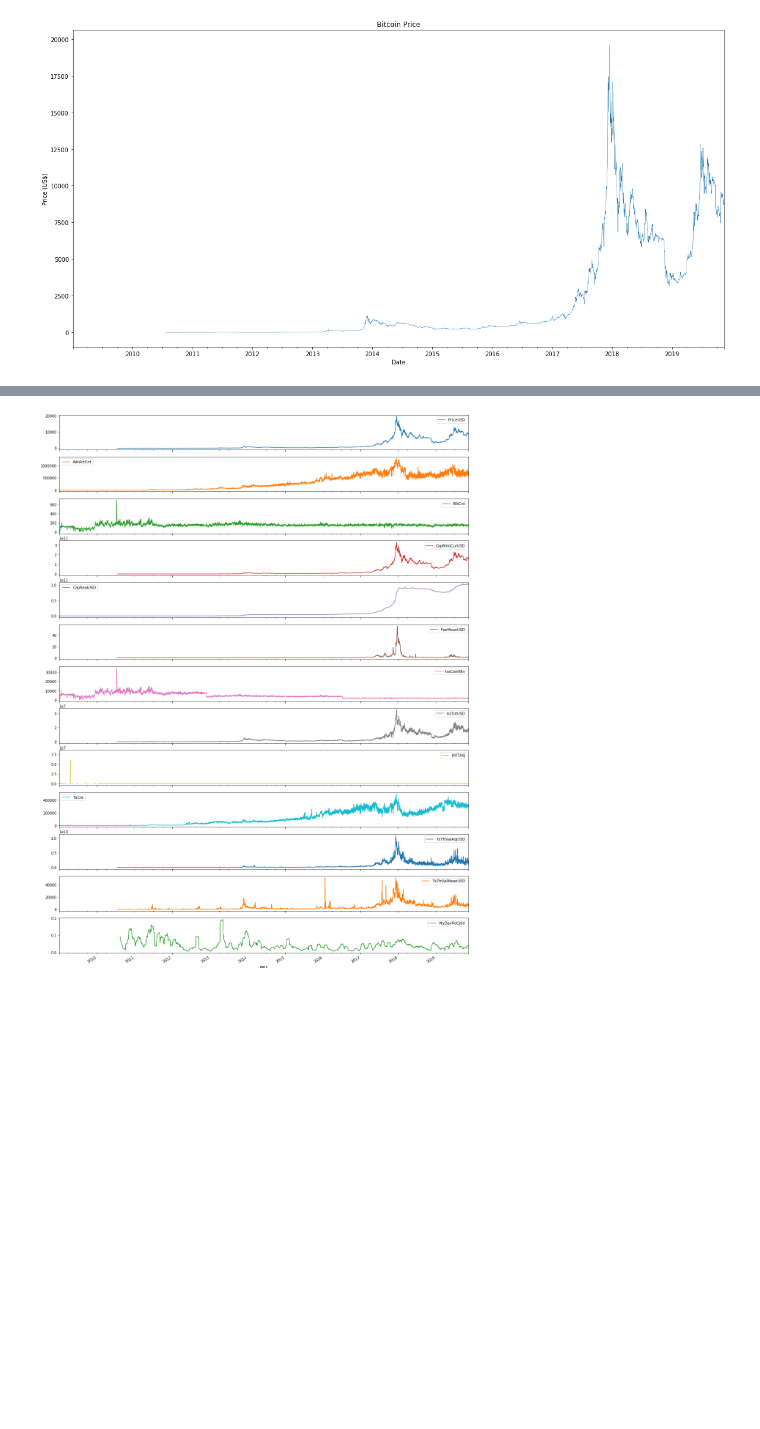
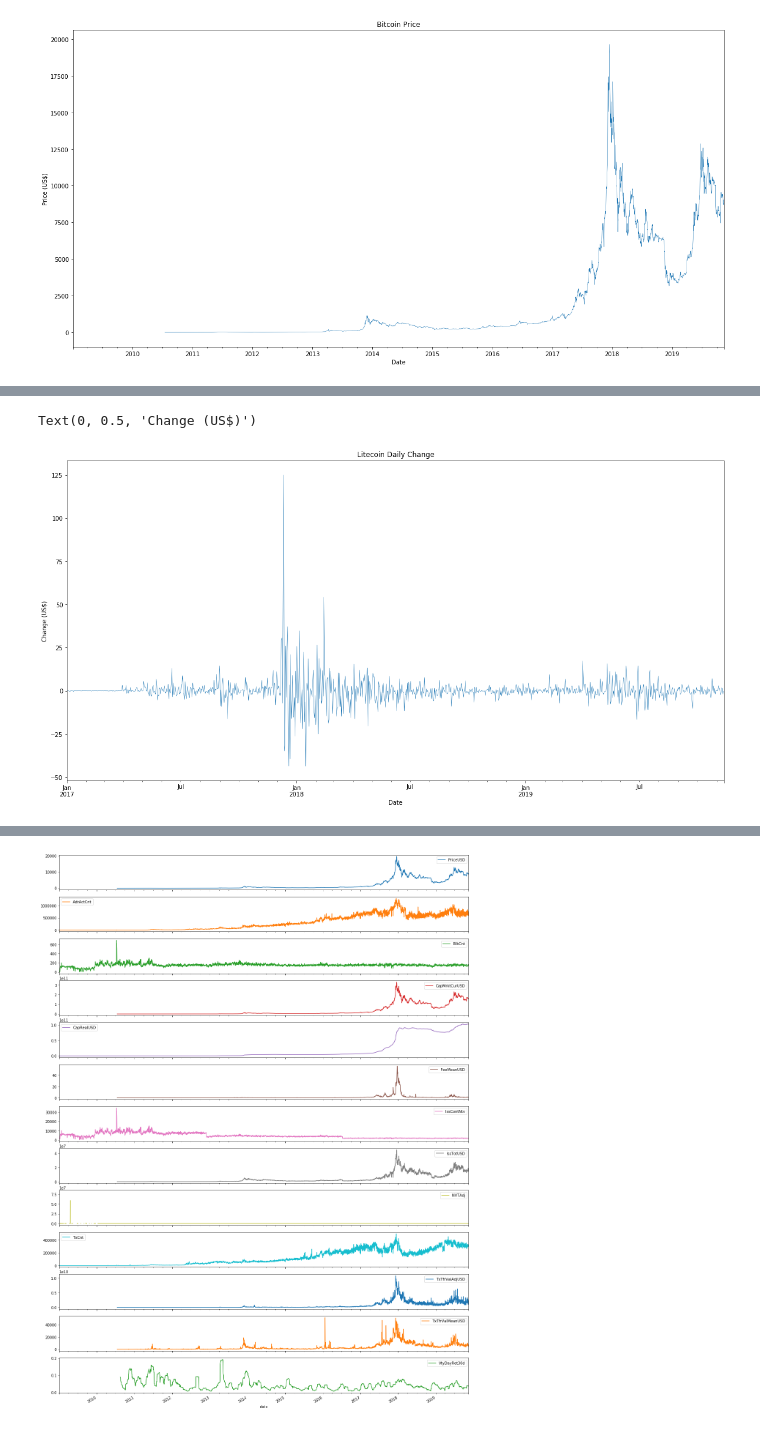
Before and after one commit to fpwirth/Data-Analytics-Project-1, a Jupyter notebook: notebooks/Philipanalysisnotebook.ipynb, the cells around one changed output, grey strips where cells are left out. Cells and saved outputs as stored; diff of their text form; code cells hidden in the pictures; blank space fills up the shorter version.

```diff
--- a/notebooks/Philipanalysisnotebook.ipynb
+++ b/notebooks/Philipanalysisnotebook.ipynb
@@ -39,0 +154,10 @@ Text(0, 0.5, 'Price (US$)')
+# %%
+#Plot Litecoin Daily Change over time
+plt.figure(figsize=(20,10))
+crypto['ltcchange'].plot(linewidth=0.5)
+plt.title('Litecoin Daily Change')
+plt.xlabel('Date')
+plt.ylabel('Change (US$)')
+# %% [output]
+Text(0, 0.5, 'Change (US$)')
+[figure, added]
```
Also changed, not shown: parts of 12 cells of this notebook.
